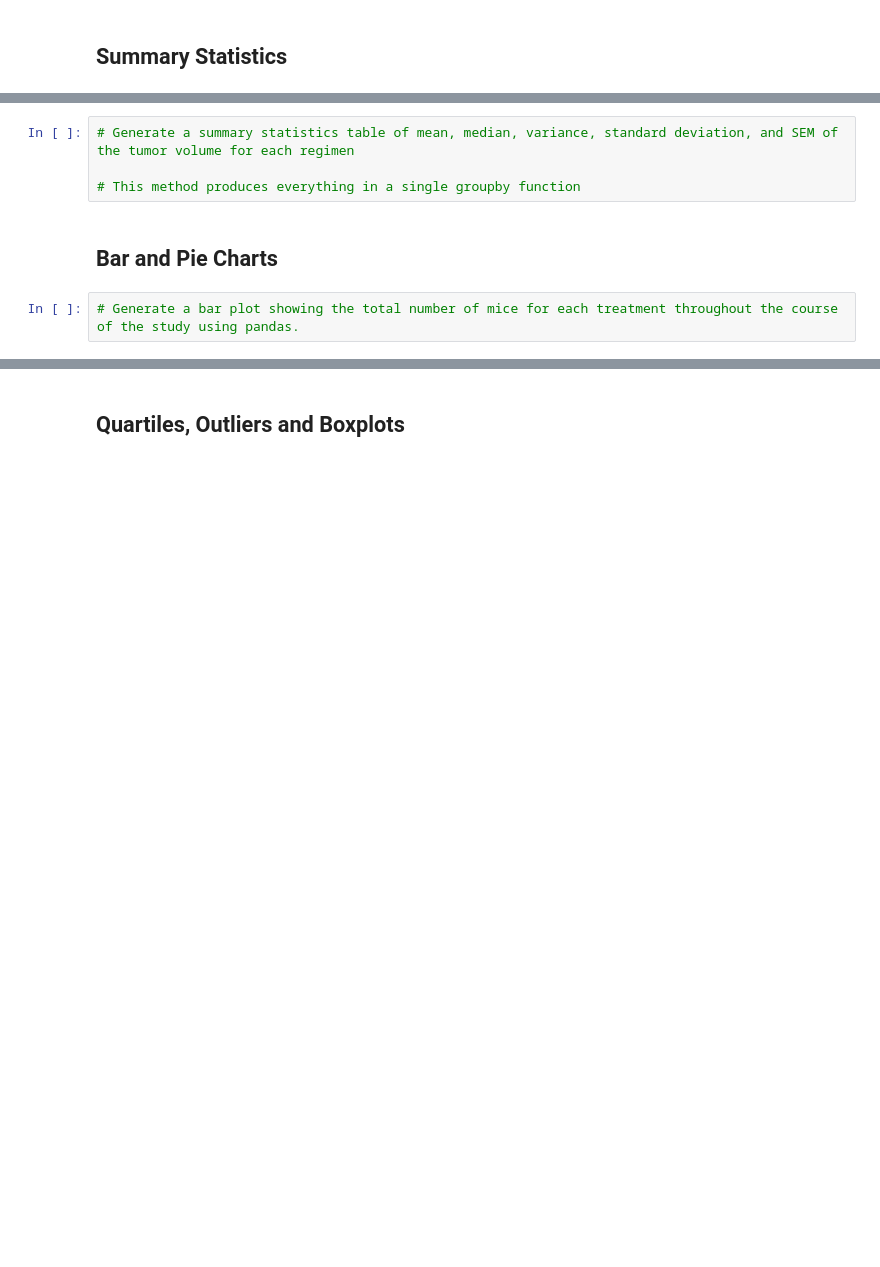
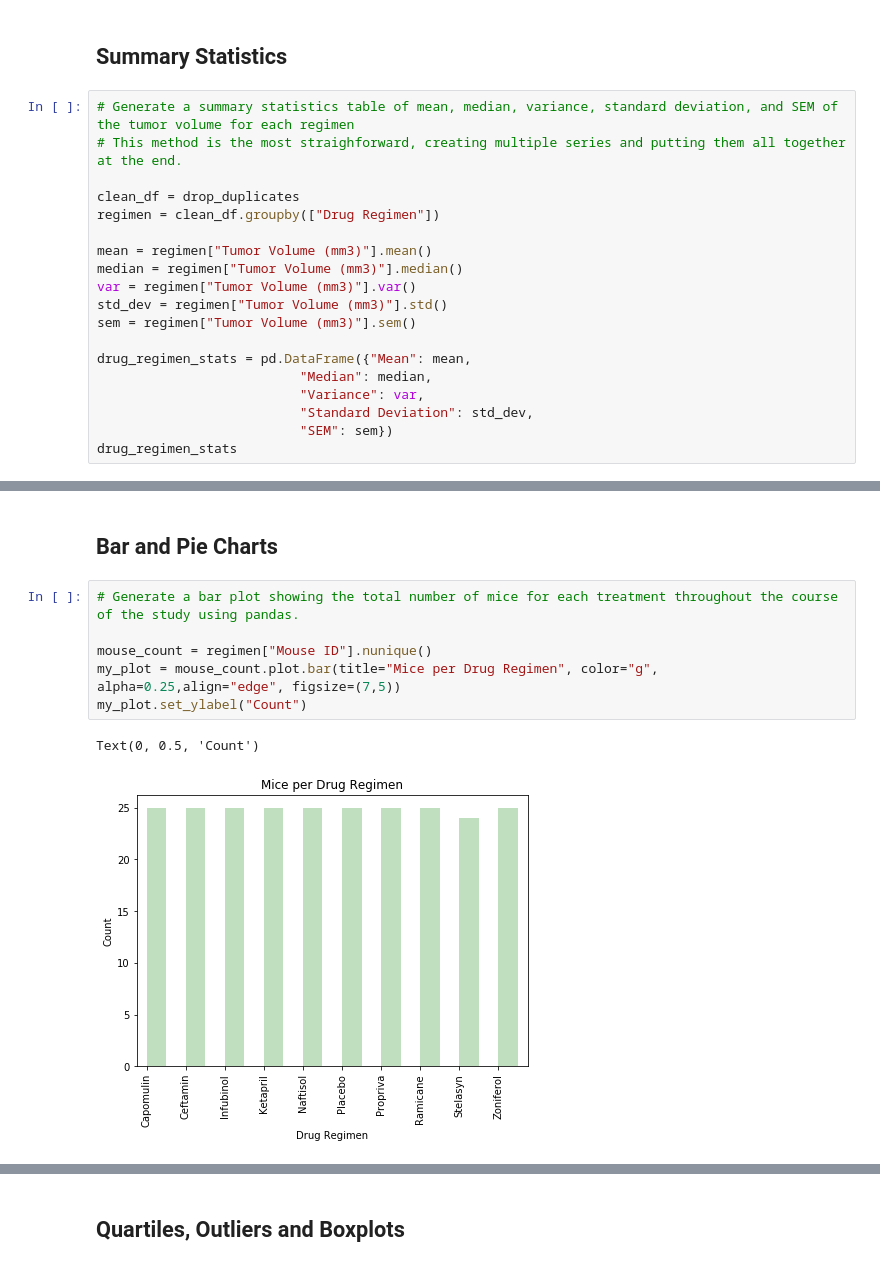
Before and after one commit to asmvm/Matplotlib_Challenge, a Jupyter notebook: Pymaceuticals/pymaceuticals_starter.ipynb, the cells around one changed output, grey strips where cells are left out. Saved outputs shown, nothing was run; the diff lists cells and outputs as text; blank space fills up the shorter version.

Commit message:
updates to Bar and Pie Charts

```diff
--- a/Pymaceuticals/pymaceuticals_starter.ipynb
+++ b/Pymaceuticals/pymaceuticals_starter.ipynb
@@ -99,3 +101,22 @@ dtypes: float64(1), int64(4), object(3)
 memory usage: 132.8+ KB
 # %% [markdown]
 ## Summary Statistics
+# %%
+# Generate a summary statistics table of mean, median, variance, standard deviation, and SEM of the tumor volume for each regimen
+# This method is the most straighforward, creating multiple series and putting them all together at the end.
+
+clean_df = drop_duplicates
+regimen = clean_df.groupby(["Drug Regimen"])
+
+mean = regimen["Tumor Volume (mm3)"].mean()
+median = regimen["Tumor Volume (mm3)"].median()
+var = regimen["Tumor Volume (mm3)"].var()
+std_dev = regimen["Tumor Volume (mm3)"].std()
+sem = regimen["Tumor Volume (mm3)"].sem()
+
+drug_regimen_stats = pd.DataFrame({"Mean": mean,
+                          "Median": median,
+                          "Variance": var,
+                          "Standard Deviation": std_dev,
+                          "SEM": sem})
+drug_regimen_stats
@@ -122,10 +156,13 @@ regimen["Tumor Volume (mm3)"].describe()
-# %%
-# Generate a summary statistics table of mean, median, variance, standard deviation, and SEM of the tumor volume for each regimen
-
-# This method produces everything in a single groupby function
 # %% [markdown]
 ## Bar and Pie Charts
 # %%
 # Generate a bar plot showing the total number of mice for each treatment throughout the course of the study using pandas.
+
+mouse_count = regimen["Mouse ID"].nunique()
+my_plot = mouse_count.plot.bar(title="Mice per Drug Regimen", color="g", alpha=0.25,align="edge", figsize=(7,5))
+my_plot.set_ylabel("Count")
+# %% [output]
+Text(0, 0.5, 'Count')
+[figure, added]
 # %%
 # Generate a bar plot showing the total number of mice for each treatment throughout the course of the study using pyplot.
```
Also changed, not shown: parts of 9 cells of this notebook.
